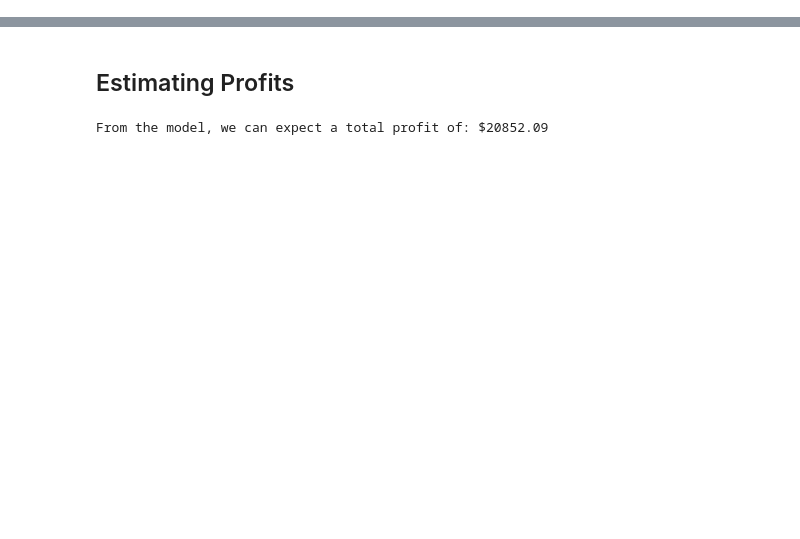
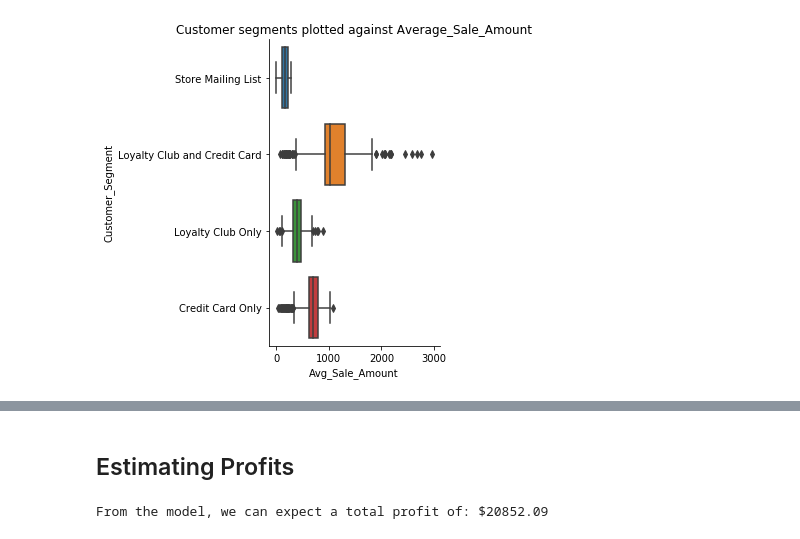
Before and after one commit to cgman64/predictive-analytics, a Jupyter notebook: predicting-catalog-demand.ipynb, the cells around one changed output, grey strips where cells are left out. Saved outputs shown, nothing was run; the diff lists cells and outputs as text; code cells hidden in the pictures; blank space fills up the shorter version.

```diff
--- a/predicting-catalog-demand.ipynb
+++ b/predicting-catalog-demand.ipynb
@@ -33 +62,7 @@ display(mail_df.head())
+# %%
+sns.catplot(y='Customer_Segment',x='Avg_Sale_Amount', orient='h', kind="box", data=cust_df)
+plt.title('Customer segments plotted against Average_Sale_Amount')
+plt.show()
+# %% [output]
+[figure, added]
 # %%
```
Also changed, not shown: parts of 8 cells of this notebook.
